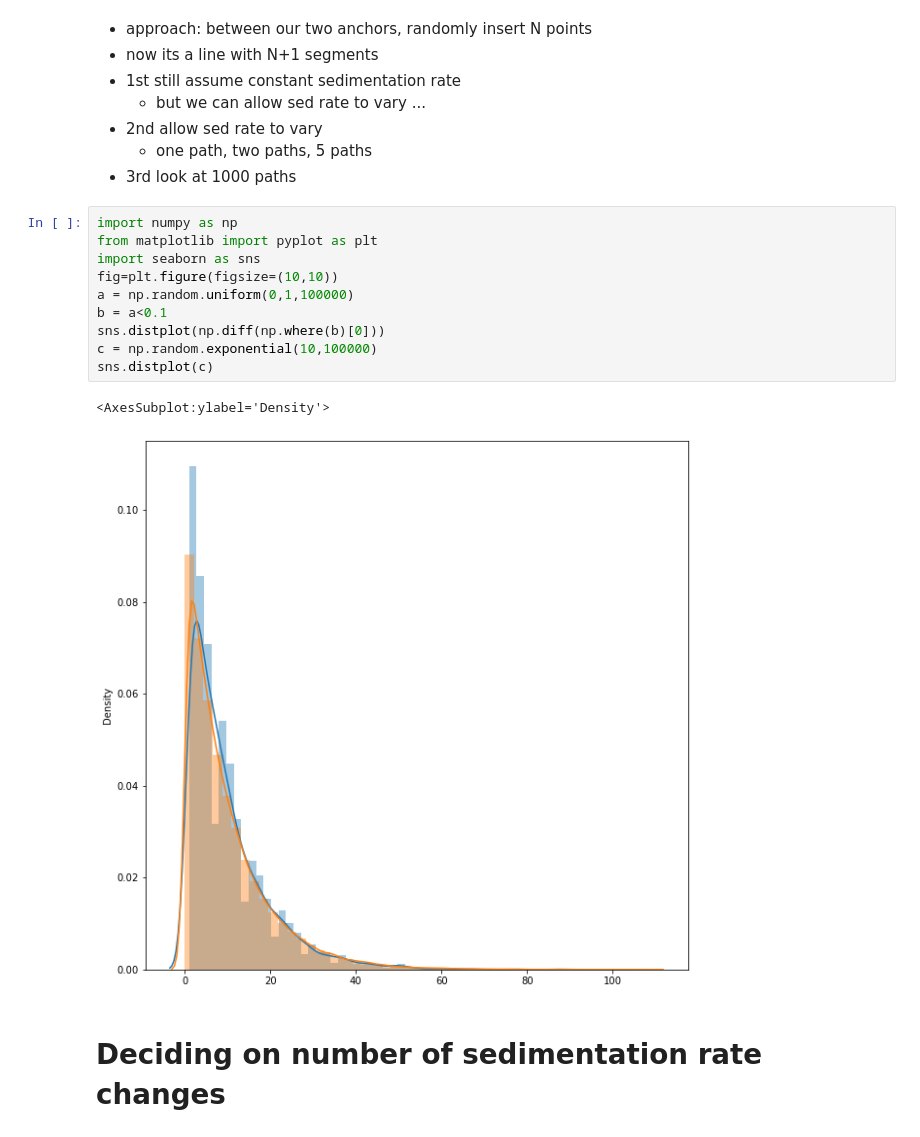
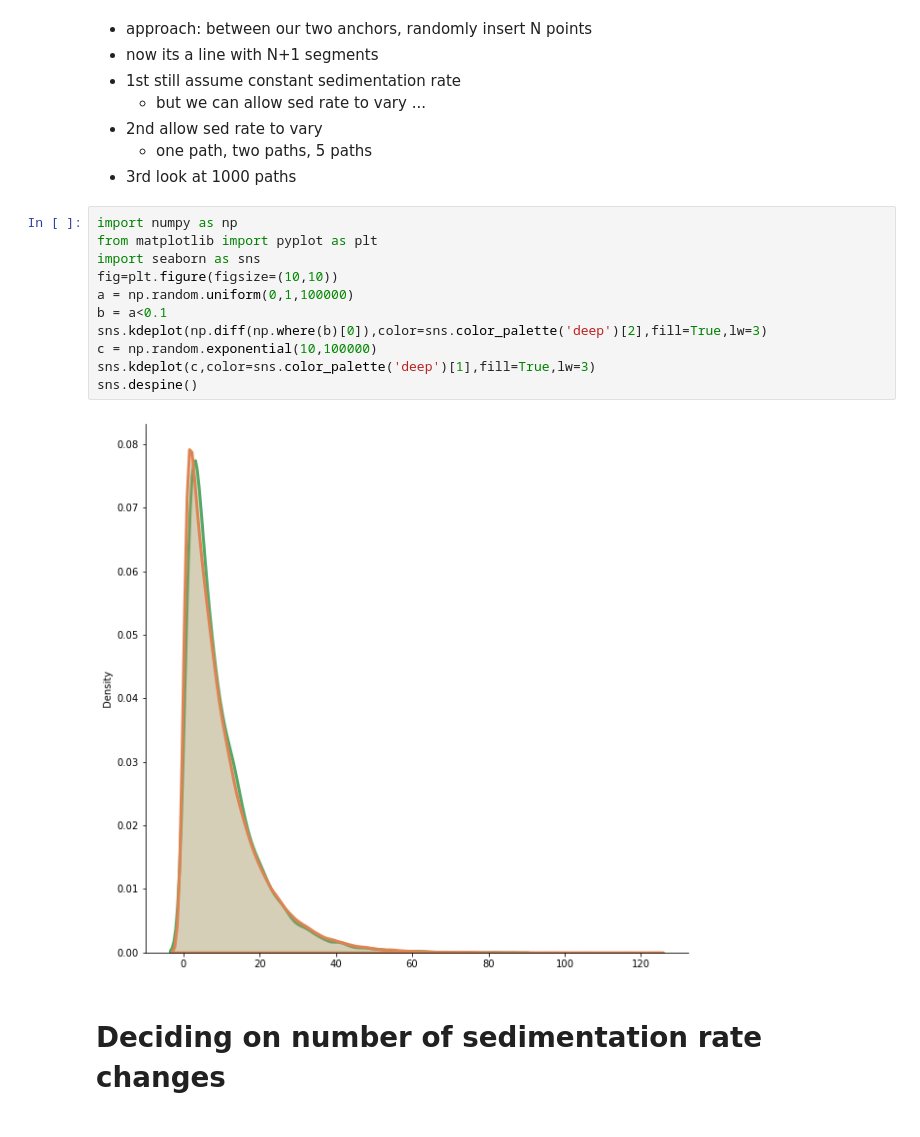
Before and after one commit to blakedyer/eos423-public, a Jupyter notebook: Lectures/Lectures16-17_AgeModels.ipynb, the cells around one changed output. Cells and saved outputs as stored; diff of their text form.

```diff
--- a/Lectures/Lectures16-17_AgeModels.ipynb
+++ b/Lectures/Lectures16-17_AgeModels.ipynb
@@ -695,16 +700,16 @@ for i in range(num_paths):
 # %%
 import numpy as np
 from matplotlib import pyplot as plt
 import seaborn as sns
 fig=plt.figure(figsize=(10,10))
 a = np.random.uniform(0,1,100000)
 b = a<0.1
-sns.distplot(np.diff(np.where(b)[0]))
+sns.kdeplot(np.diff(np.where(b)[0]),color=sns.color_palette('deep')[2],fill=True,lw=3)
 c = np.random.exponential(10,100000)
-sns.distplot(c)
+sns.kdeplot(c,color=sns.color_palette('deep')[1],fill=True,lw=3)
+sns.despine()
 # %% [output]
-<AxesSubplot:ylabel='Density'>
-[figure, old version]
+[figure, new version]
 # %% [markdown]
 # Deciding on number of sedimentation rate changes
 # %%
```
Also changed, not shown: parts of 7 cells of this notebook, 19 other files.
